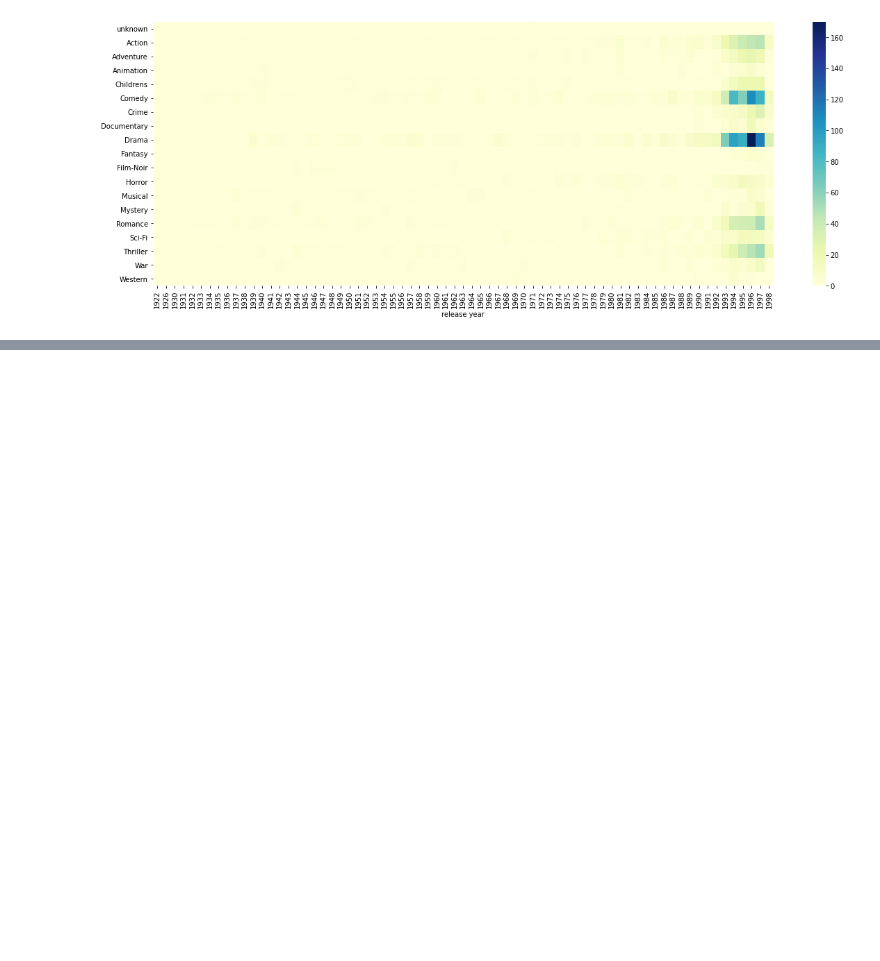
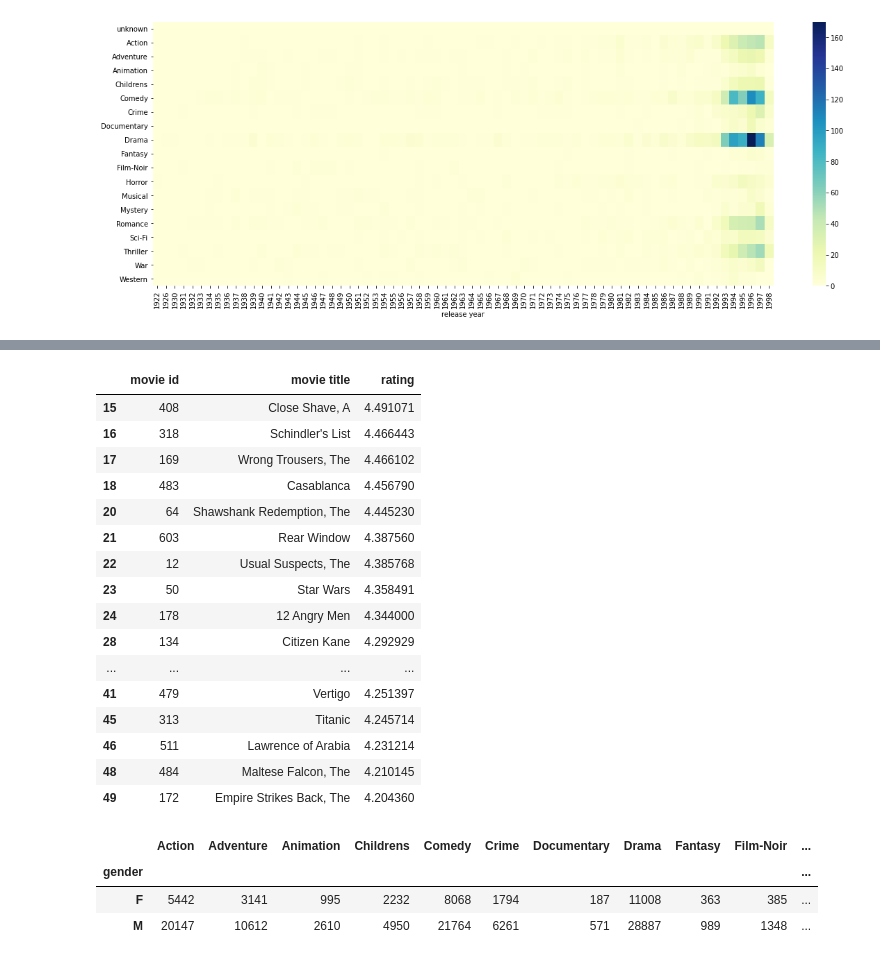
Before and after one commit to lakisharenee/MovieLens-Data-Exploration-Genre-Trends-and-Gender-Analysis, a Jupyter notebook: AIML-MovieLens Data Exploration Python Project.ipynb, the cells around one changed output, grey strips where cells are left out. Saved outputs shown, nothing was run; the diff lists cells and outputs as text; code cells hidden in the pictures; blank space fills up the shorter version.

```diff
--- a/AIML-MovieLens Data Exploration Python Project.ipynb
+++ b/AIML-MovieLens Data Exploration Python Project.ipynb
@@ -250,3 +247,8 @@ sns.heatmap(genre_by_year, cmap='YlGnBu')  #heatmap visualizes the change in gen
 plt.show()
 # %% [output]
 [figure]
+# %%
+#Find the top 25 movies
+UserDf = user.merge(data,on='user id',how='inner')
+NewDf = item.merge(UserDf,on='movie id',how='inner')
+NewDf.head()
@@ -252,0 +263,25 @@ plt.show()
+# %%
+movie_100 = NewDf.groupby(['movie id','movie title'])['rating'].count().reset_index()
+movie_t = list(movie_100[movie_100['rating']>100]['movie id'])
+# %%
+#Top 25 movies by rating
+avg_rating = NewDf.groupby(['movie id','movie title'])['rating'].mean().sort_values(ascending=False).reset_index()
+avg_rating[avg_rating['movie id'].isin(movie_t)].head(25)
+# %% [output]
+|  | movie id | movie title | rating |
+| 15 | 408 | Close Shave, A | 4.491071 |
+| 16 | 318 | Schindler's List | 4.466443 |
+| 17 | 169 | Wrong Trousers, The | 4.466102 |
+| 18 | 483 | Casablanca | 4.456790 |
+| 20 | 64 | Shawshank Redemption, The | 4.445230 |
+| 21 | 603 | Rear Window | 4.387560 |
+| 22 | 12 | Usual Suspects, The | 4.385768 |
+| 23 | 50 | Star Wars | 4.358491 |
+| 24 | 178 | 12 Angry Men | 4.344000 |
+| 28 | 134 | Citizen Kane | 4.292929 |
+| ... | ... | ... | ... |
+| 41 | 479 | Vertigo | 4.251397 |
+| 45 | 313 | Titanic | 4.245714 |
+| 46 | 511 | Lawrence of Arabia | 4.231214 |
+| 48 | 484 | Maltese Falcon, The | 4.210145 |
+| 49 | 172 | Empire Strikes Back, The | 4.204360 |
@@ -252,0 +291,9 @@ plt.show()
+# %%
+Genre_by_gender['total'] = user['gender'].value_counts()  #Row total of genre by gender
+print()
+Genre_by_gender
+# %% [output]
+|  | Action | Adventure | Animation | Childrens | Comedy | Crime | Documentary | Drama | Fantasy | Film-Noir | ... |
+| gender |  |  |  |  |  |  |  |  |  |  | ... |
+| F | 5442 | 3141 | 995 | 2232 | 8068 | 1794 | 187 | 11008 | 363 | 385 | ... |
+| M | 20147 | 10612 | 2610 | 4950 | 21764 | 6261 | 571 | 28887 | 989 | 1348 | ... |
```
Also changed, not shown: parts of 7 cells of this notebook.
